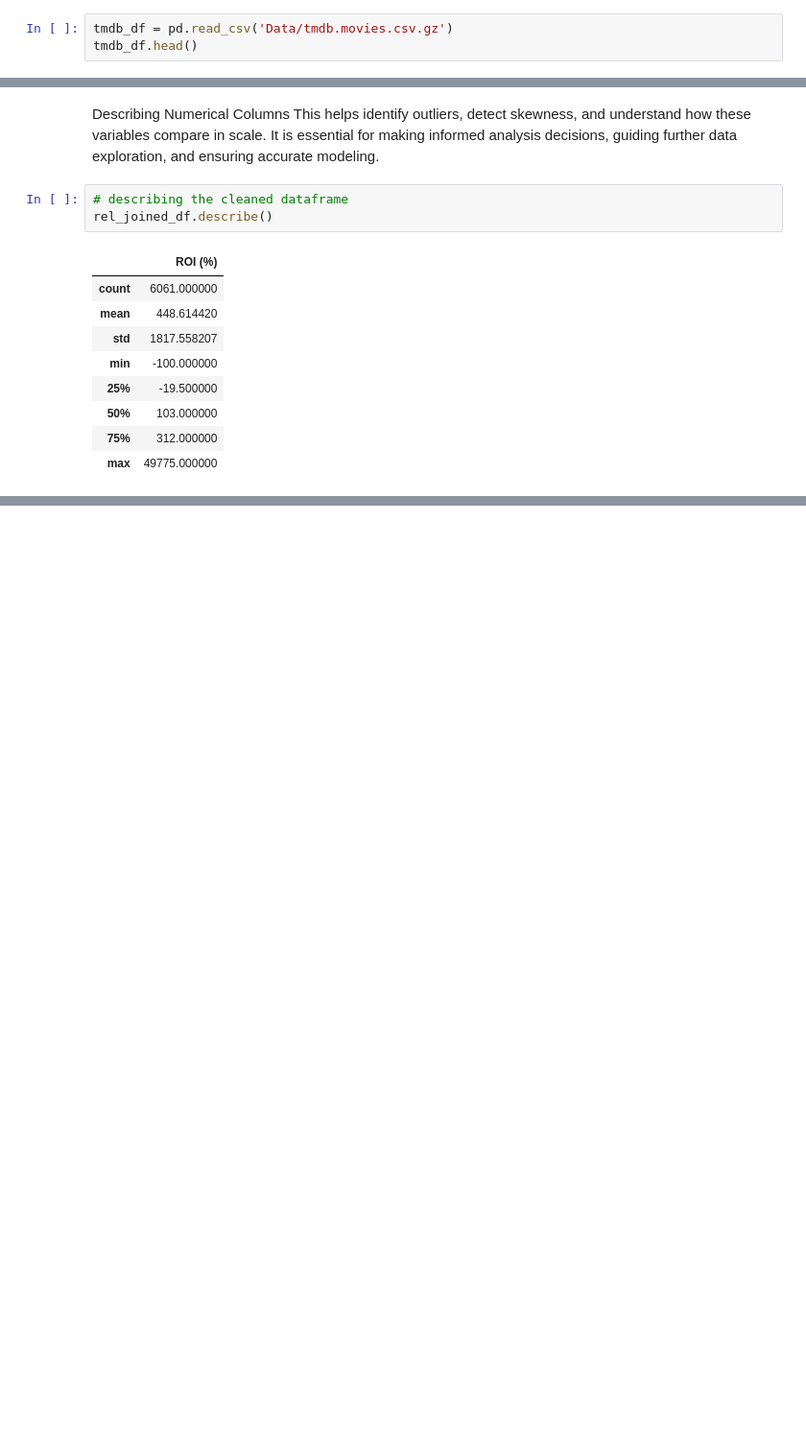
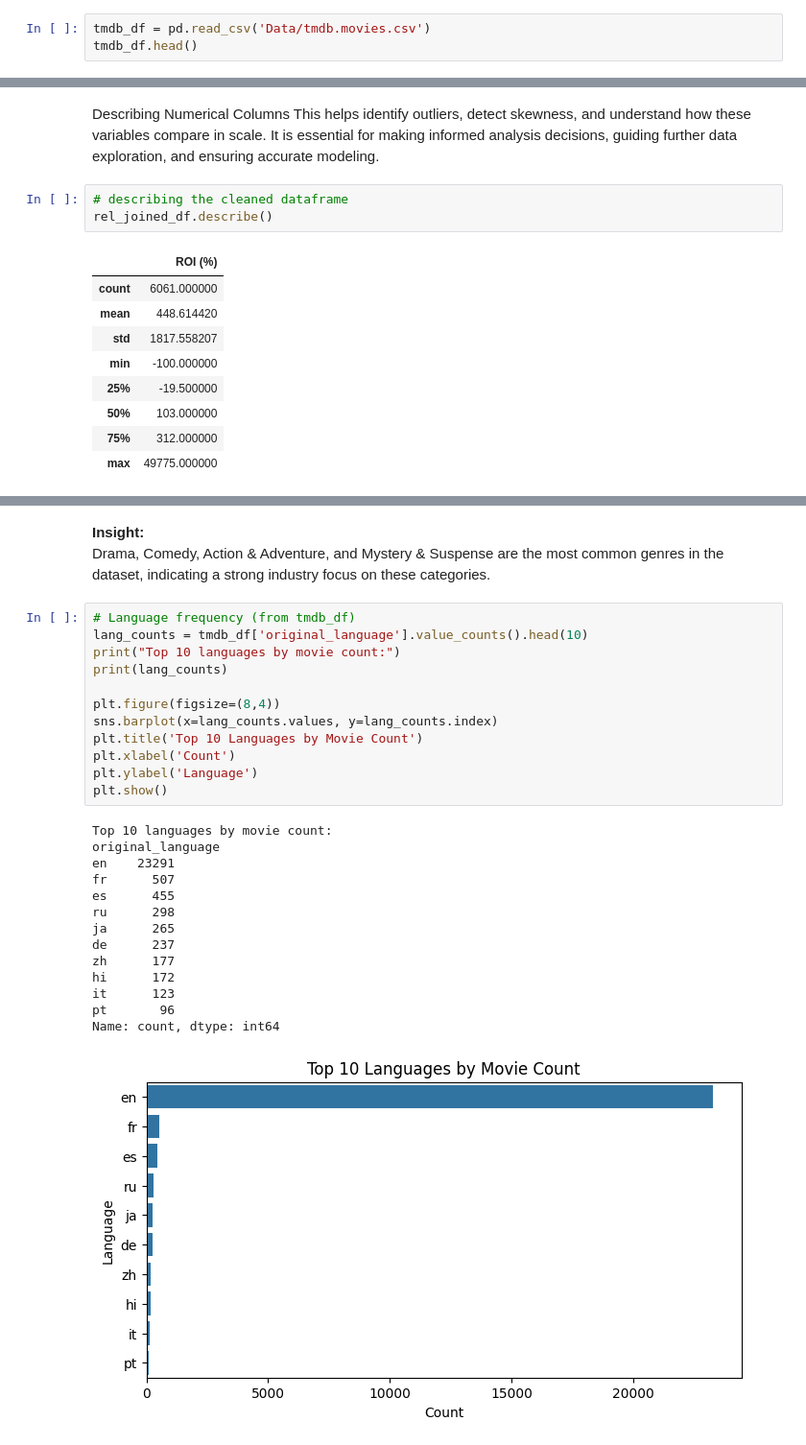
Before and after one commit to Kate-Maina/Phase2_Project_Group2, a Jupyter notebook: index.ipynb, the cells around one changed output, grey strips where cells are left out. Shown at 96% size. Drawn from its saved outputs; the diff is of its cells as text; blank space fills up the shorter version.

```diff
--- a/index.ipynb
+++ b/index.ipynb
@@ -81,7 +81,7 @@ rt_df.head()
 | 4 | m/1000079-20000_leagues_under_the... | 20,000 Leagues Under The Sea | In 1866, Professor Pierre M. Aron... | One of Disney's finest live-actio... | G | Action & Adventure, Drama, Kids &... | Richard Fleischer | ... |
 5 rows × 22 columns
 # %%
-tmdb_df = pd.read_csv('Data/tmdb.movies.csv.gz')
+tmdb_df = pd.read_csv('Data/tmdb.movies.csv')
 tmdb_df.head()
 # %% [output]
 |  | Unnamed: 0 | genre_ids | id | original_language | original_title | popularity | release_date | title | ... |
@@ -689,0 +735,30 @@ cleaned_df2
+# %% [markdown]
+**Insight:**
+Drama, Comedy, Action & Adventure, and Mystery & Suspense are the most common genres in the dataset, indicating a strong industry focus on these categories.
+# %%
+# Language frequency (from tmdb_df)
+lang_counts = tmdb_df['original_language'].value_counts().head(10)
+print("Top 10 languages by movie count:")
+print(lang_counts)
+
+plt.figure(figsize=(8,4))
+sns.barplot(x=lang_counts.values, y=lang_counts.index)
+plt.title('Top 10 Languages by Movie Count')
+plt.xlabel('Count')
+plt.ylabel('Language')
+plt.show()
+# %% [output]
+Top 10 languages by movie count:
+original_language
+en    23291
+fr      507
+es      455
+ru      298
+ja      265
+de      237
+zh      177
+hi      172
+it      123
+pt       96
+Name: count, dtype: int64
+[figure, added]
```
Also changed, not shown: parts of 67 cells of this notebook.
